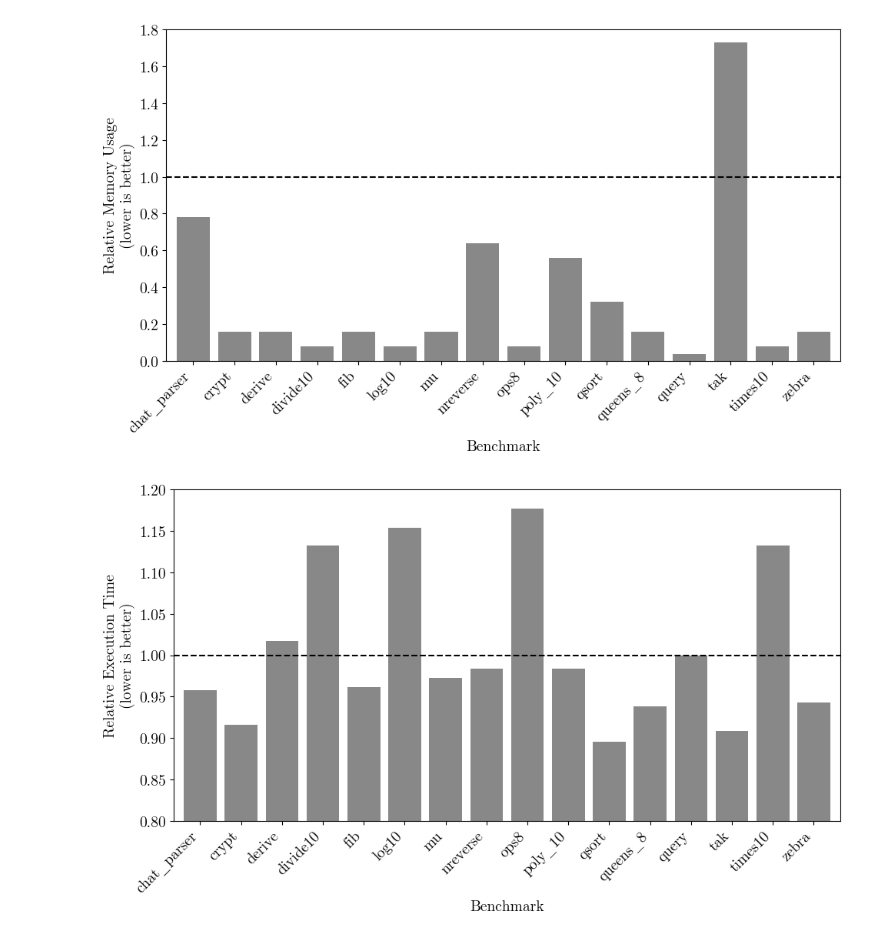
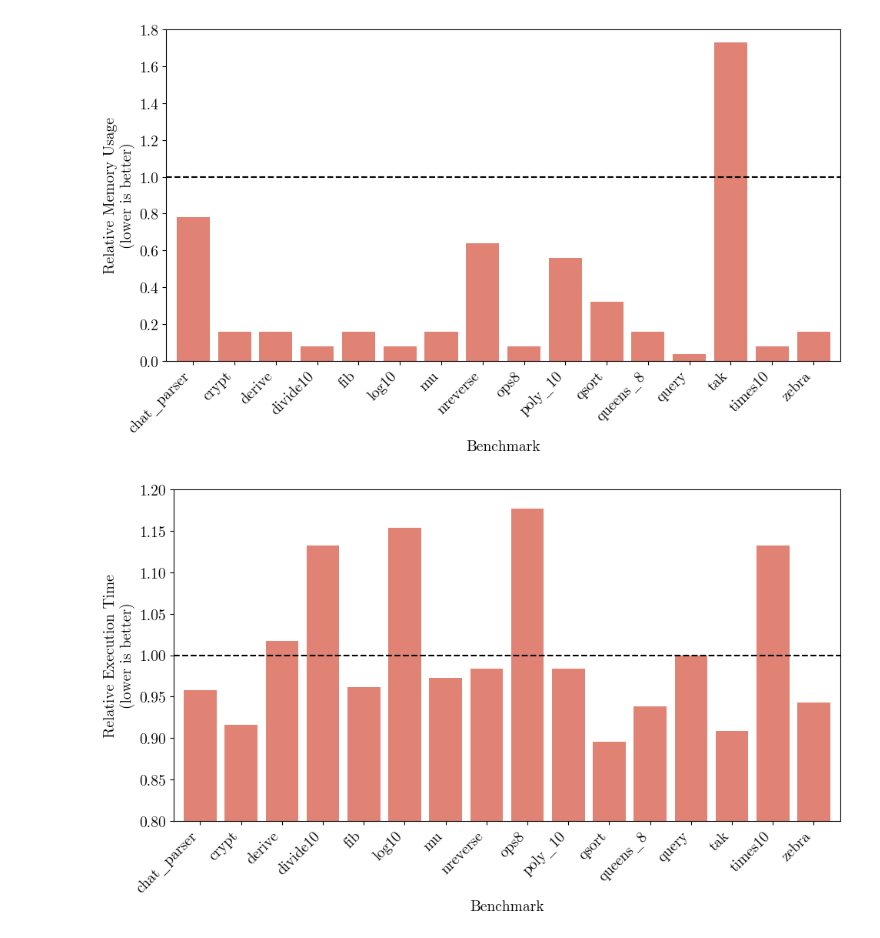
Before and after one commit to w-henderson/WebPL, a Jupyter notebook: docs/dissertation/graphs.ipynb, the cells around one changed output. Cells and saved outputs as stored; diff of their text form; code cells hidden in the pictures.

Commit message:
docs: change graph colour scheme

```diff
--- a/docs/dissertation/graphs.ipynb
+++ b/docs/dissertation/graphs.ipynb
@@ -95,7 +83,7 @@ for col in df.columns:
     if col not in ["WebPL (GC)"]: continue
     relative[col] = df[col] / df["SWI-Prolog"]
 # %%
-colours = ["#888888"]
+colours = ["#e08374"]
 relative.plot(kind='bar', figsize=(10, 6), width=0.8, color=colours, ylim=(0, 1.8), legend=None)
 plt.axhline(y=1, color='black', linestyle='--')
 plt.xlabel('Benchmark')
@@ -104,7 +92,7 @@ plt.xticks(rotation=45, ha='right')
 plt.tight_layout()
 plt.savefig("relative_memory_builtin.pdf")
 # %% [output]
-[figure, old version]
+[figure, new version]
 # %%
 import preprocess
 # %%
@@ -121,16 +109,16 @@ df_unsafe.set_index("Benchmark", inplace=True)
 relative = pd.DataFrame(index=df_safe.index)
 relative["WebPL"] = df_unsafe["WebPL"] / df_safe["WebPL"]
 # %%
-colours = ["#888888"]
+colours = ["#e08374"]
 relative.plot(kind='bar', figsize=(10, 6), width=0.8, color=colours, ylim=(0.8, 1.2), legend=None)
 plt.axhline(y=1, color='black', linestyle='--')
 plt.xlabel('Benchmark')
 plt.ylabel('Relative Execution Time\n(lower is better)')
 plt.xticks(rotation=45, ha='right')
 plt.tight_layout()
 plt.savefig("relative_performance_unsafe.pdf")
 # %% [output]
-[figure, old version]
+[figure, new version]
 # %%
 df = pd.read_csv("binary-size-swipl.csv", sep=",")
 df.set_index("engine", inplace=True)
```
Also changed, not shown: parts of 4 cells of this notebook, 5 other files.
